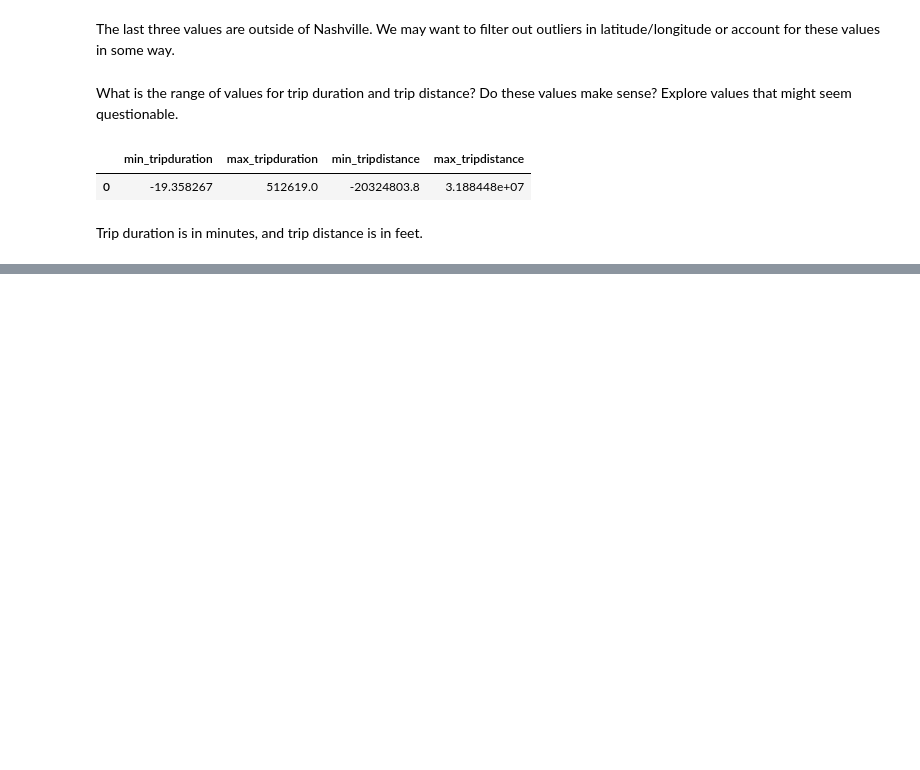
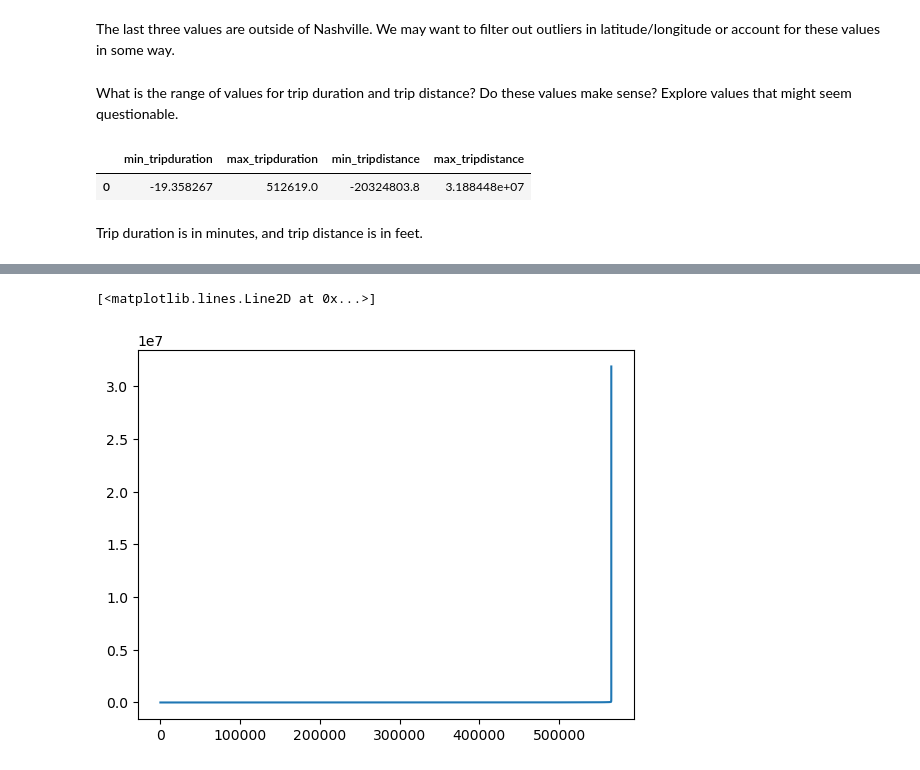
Before and after one commit to NSS-Data-Analytics-Cohort-10/scooters-group-2, a Jupyter notebook: notebooks/scooters_notebook.ipynb, the cells around one changed output, grey strips where cells are left out. Cells and saved outputs as stored; diff of their text form; code cells hidden in the pictures; blank space fills up the shorter version.

```diff
--- a/notebooks/scooters_notebook.ipynb
+++ b/notebooks/scooters_notebook.ipynb
@@ -257,3 +255,8 @@ plt.hist(distance_distribution)
+# %%
+plt.plot(distance_distribution)
+# %% [output]
+[<matplotlib.lines.Line2D at 0x...>]
+[figure, added]
 # %%
 distance_distribution.head()
 # %% [output]
```
Also changed, not shown: parts of 9 cells of this notebook.
